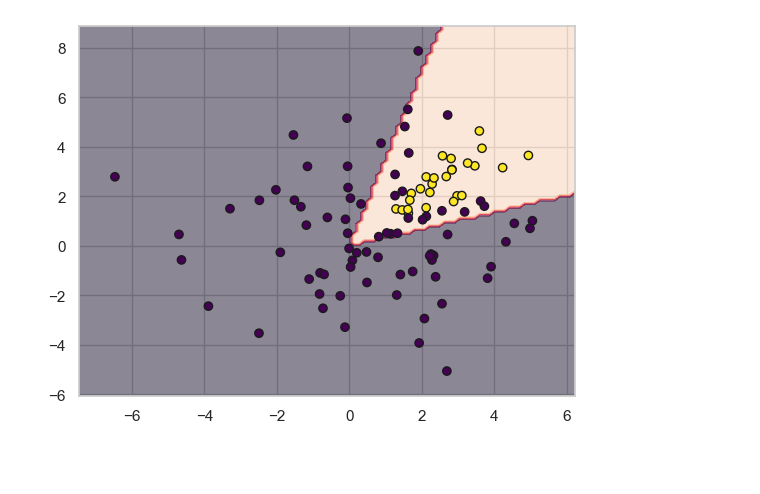
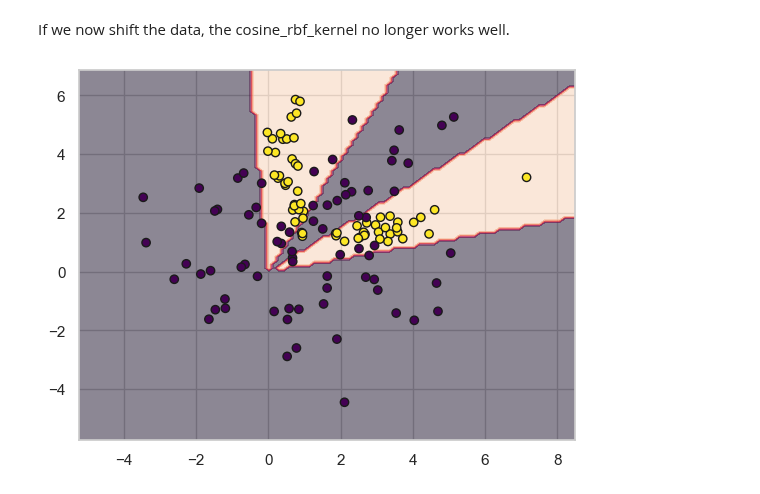
Before and after one commit to TimBerti/ssvep-cvd, a Jupyter notebook: notebooks/generalized_cone_kernel.ipynb, the cells around one changed output. Saved outputs shown, nothing was run; the diff lists cells and outputs as text; code cells hidden in the pictures; blank space fills up the shorter version.

```diff
--- a/notebooks/generalized_cone_kernel.ipynb
+++ b/notebooks/generalized_cone_kernel.ipynb
@@ -1,26 +1,30 @@
 # %%
 import numpy as np
 import seaborn as sns
+import matplotlib.pyplot as plt
 
 from sklearn.metrics.pairwise import cosine_similarity, euclidean_distances
 from sklearn.svm import SVC
 from sklearn.inspection import DecisionBoundaryDisplay
 
-sns.set(style="whitegrid")
+sns.set_theme(style="whitegrid")
 # %%
-n_samples = 500
+n_samples = 1000
 n_features = 2
 n_classes = 2
 X = np.random.randn(n_samples, n_features) * 2
-y = np.where(np.dot((X.T / np.linalg.norm(X, axis=1)).T, np.ones(n_features)/np.sqrt(n_features)) > np.cos(np.pi/8), 1, 0)
+angles =  np.arctan(X[:, 1] / (X[:, 0] + 1e-5)) + np.pi * (X[:, 0] < 0)
+condition1 = np.logical_and(angles > 0, angles < np.pi/8)
+condition2 = np.logical_and(angles > np.pi/2, angles < 5*np.pi/8)
+y = np.logical_or(condition1, condition2).astype(int)
 
 X_1 = X[y == 1]
 X_0 = X[y == 0]
 y_1 = y[y == 1]
 y_0 = y[y == 0]
 
-X_0 = X_0[::3]
-y_0 = y_0[::3]
+X_0 = X_0[::6]
+y_0 = y_0[::6]
 
 X = np.concatenate([X_1, X_0])
 y = np.concatenate([y_1, y_0])
@@ -27,7 +33,10 @@ y = np.concatenate([y_1, y_0])
 # %%
-clf = SVC(kernel='linear')
-clf.fit(X, y)
+for kernel in ['linear', 'poly', 'rbf']:
+    clf = SVC(kernel=kernel)
+    clf.fit(X, y)
 
-disp = DecisionBoundaryDisplay.from_estimator(clf, X, alpha=0.5, response_method="predict")
-scatter = disp.ax_.scatter(X[::2, 0], X[::2, 1], c=y[::2], edgecolors='k', cmap='viridis')
+    print(f"Kernel: {kernel}")
+    disp = DecisionBoundaryDisplay.from_estimator(clf, X, alpha=0.5, response_method="predict")
+    scatter = disp.ax_.scatter(X[::2, 0], X[::2, 1], c=y[::2], edgecolors='k', cmap='viridis')
+    plt.show()
 # %% [output]
@@ -58,0 +63,13 @@ scatter = disp.ax_.scatter(X[::2, 0], X[::2, 1], c=y[::2], edgecolors='k', cmap=
+# %%
+def cosine_rbf_kernel(X, Y=None, gamma=10):
+    if Y is None:
+        Y = X
+    if gamma is None:
+        gamma = 1 / X.shape[1]
+    return np.exp(-gamma * 2 * (1 - cosine_similarity(X, Y)))
+
+clf = SVC(kernel=cosine_rbf_kernel)
+clf.fit(X, y)
+
+disp = DecisionBoundaryDisplay.from_estimator(clf, X, alpha=0.5, response_method="predict")
+scatter = disp.ax_.scatter(X[::2, 0], X[::2, 1], c=y[::2], edgecolors='k', cmap='viridis')
@@ -59,10 +78,12 @@ scatter = disp.ax_.scatter(X[::2, 0], X[::2, 1], c=y[::2], edgecolors='k', cmap=
+# %% [markdown]
+If we now shift the data, the cosine_rbf_kernel no longer works well.
 # %%
 X_shifted = X + np.array([1, 1])
 
-clf = SVC(kernel=cosine_similarity)
+clf = SVC(kernel=cosine_rbf_kernel)
 clf.fit(X_shifted, y)
 
 disp = DecisionBoundaryDisplay.from_estimator(clf, X_shifted, alpha=0.5, response_method="predict")
 scatter = disp.ax_.scatter(X_shifted[::2, 0], X_shifted[::2, 1], c=y[::2], edgecolors='k', cmap='viridis')
 # %% [output]
-[figure, old version]
+[figure, new version]
```
Also changed, not shown: parts of 12 cells of this notebook.
